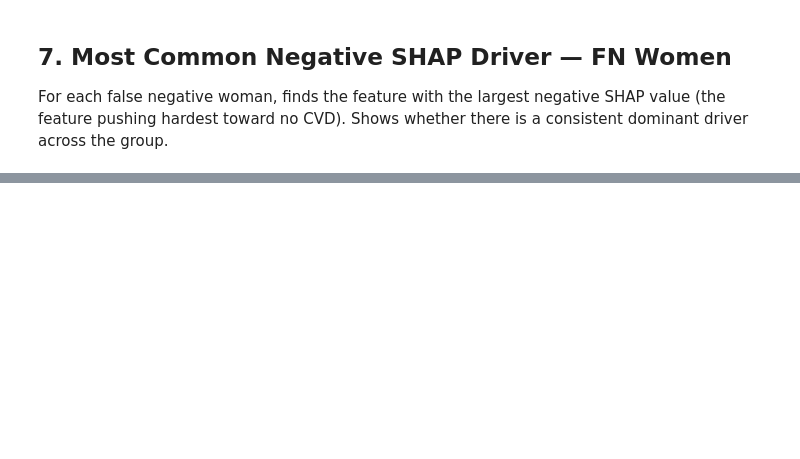
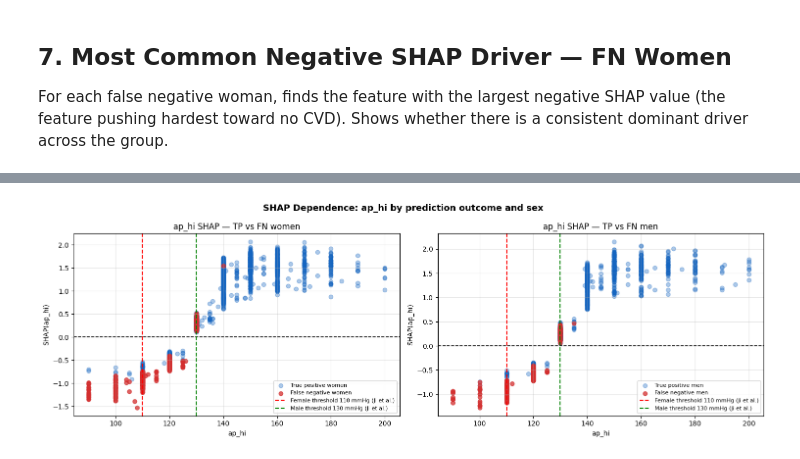
Before and after one commit to Kavisha612/Dissertation_ExplainableAI, a Jupyter notebook: SHAP_fairness_notebooks/shap_02_local_subgroup_benchmarking.ipynb, the cells around one changed output, grey strips where cells are left out. Saved outputs shown, nothing was run; the diff lists cells and outputs as text; code cells hidden in the pictures; blank space fills up the shorter version.

Commit message:
Added gendered comparisons - counterfactual, matched male along with validation of saved SHAP values

```diff
--- a/SHAP_fairness_notebooks/shap_02_local_subgroup_benchmarking.ipynb
+++ b/SHAP_fairness_notebooks/shap_02_local_subgroup_benchmarking.ipynb
@@ -214,0 +263,55 @@ print(top2_df.head(10).to_string())
+# %%
+feat = "ap_hi"
+feat_idx = list(X_test.columns).index(feat)
+
+X_female_reset = X_test_female.reset_index(drop=True)
+X_male_reset   = X_test_male.reset_index(drop=True)
+
+fig, axes = plt.subplots(1, 2, figsize=(15, 5))
+
+# Women
+axes[0].scatter(
+    X_female_reset.loc[tp_mask_f, feat],
+    shap_female[tp_mask_f, feat_idx],
+    alpha=0.35, label="True positive women", color="#1565c0"
+)
+axes[0].scatter(
+    X_female_reset.loc[fn_mask_f, feat],
+    shap_female[fn_mask_f, feat_idx],
+    alpha=0.75, label="False negative women", color="#d32f2f"
+)
+axes[0].axhline(y=0,   color="black", linestyle="--", linewidth=1.2)
+axes[0].axvline(x=110, color="red",   linestyle="--", linewidth=1.5, label="Female threshold 110 mmHg (Ji et al.)")
+axes[0].axvline(x=130, color="green", linestyle="--", linewidth=1.5, label="Male threshold 130 mmHg (Ji et al.)")
+axes[0].set_xlabel("ap_hi")
+axes[0].set_ylabel("SHAP(ap_hi)")
+axes[0].set_title("ap_hi SHAP — TP vs FN women")
+axes[0].legend(fontsize=8)
+axes[0].grid(alpha=0.3)
+
+# Men
+axes[1].scatter(
+    X_male_reset.loc[tp_mask_m, feat],
+    shap_male[tp_mask_m, feat_idx],
+    alpha=0.35, label="True positive men", color="#1565c0"
+)
+axes[1].scatter(
+    X_male_reset.loc[fn_mask_m, feat],
+    shap_male[fn_mask_m, feat_idx],
+    alpha=0.75, label="False negative men", color="#d32f2f"
+)
+axes[1].axhline(y=0,   color="black", linestyle="--", linewidth=1.2)
+axes[1].axvline(x=110, color="red",   linestyle="--", linewidth=1.5, label="Female threshold 110 mmHg (Ji et al.)")
+axes[1].axvline(x=130, color="green", linestyle="--", linewidth=1.5, label="Male threshold 130 mmHg (Ji et al.)")
+axes[1].set_xlabel("ap_hi")
+axes[1].set_ylabel("SHAP(ap_hi)")
+axes[1].set_title("ap_hi SHAP — TP vs FN men")
+axes[1].legend(fontsize=8)
+axes[1].grid(alpha=0.3)
+
+plt.suptitle("SHAP Dependence: ap_hi by prediction outcome and sex", fontsize=13, fontweight="bold")
+plt.tight_layout()
+plt.savefig(OUTPUT_SHAP / "shap_dependence_ap_hi_fn_vs_tp.png", dpi=150, bbox_inches="tight")
+plt.show()
+# %% [output]
+[figure, added]
```
Also changed, not shown: parts of 16 cells of this notebook.
